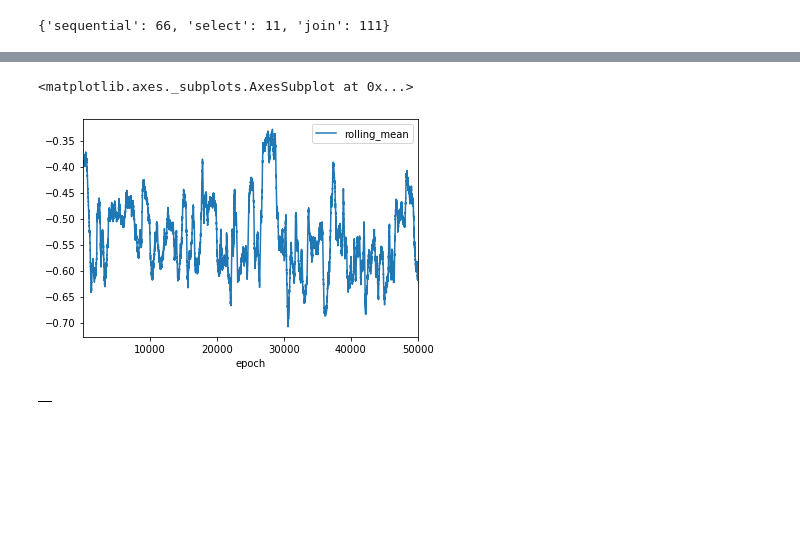
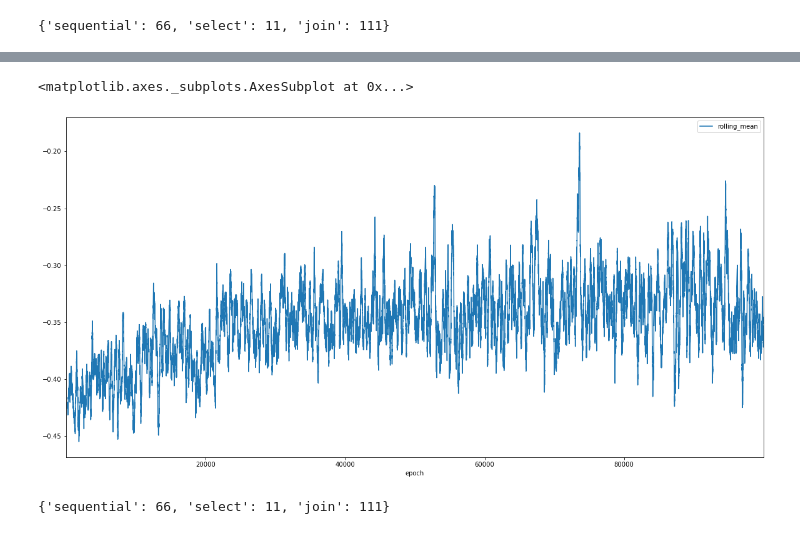
Before and after one commit to cardwizard/DatabaseDeepQL, a Jupyter notebook: QLearning.ipynb, the cells around one changed output, grey strips where cells are left out. Saved outputs shown, nothing was run; the diff lists cells and outputs as text; code cells hidden in the pictures; blank space fills up the shorter version.

```diff
--- a/QLearning.ipynb
+++ b/QLearning.ipynb
@@ -214,7 +110,7 @@ def encode_queries(query_type, time_step, max_time_steps):
 # %%
 max_time_steps = get_time_steps_per_query(10, 4, 5)
 # %%
-alpha = 0.01
+alpha = 0.0001
 gamma = 0.6
 epsilon = 0.1
 
@@ -227,3 +194,3 @@ old_q = np.zeros([1000, 2])
 # %%
-number_of_runs = 1000000
+number_of_runs = 100000
 # %%
@@ -279,0 +284,2 @@ Training finished.
+# %%
+cum_reward_plot, q_values_cumulative, reward = run_multiple()
@@ -375,4 +463,4 @@ df = pd.DataFrame(cum_reward_plot)
 # %%
 df["r"] = df["reward"] / df["time"]
 # %%
-df["reward"] = (df["reward"]-df["reward"].mean())/df["reward"].std()
+# df["reward"] = (df["reward"]-df["reward"].mean())/df["reward"].std()
@@ -381,13 +482,13 @@ df["rolling_mean"] = df["r"].rolling(200).mean()
 # %%
-df.head(50000).plot(y="rolling_mean", x="epoch")
+df.plot(y="rolling_mean", x="epoch", figsize=(20, 10))
 # %% [output]
 <matplotlib.axes._subplots.AxesSubplot at 0x...>
-[figure, old version]
+[figure, new version]
-# %%
-df
-# %% [output]
-|  |
 # %%
 result = "Results/runs_{}_alpha_{}_gamma_{}_cache_{}.csv".format(number_of_runs, alpha, gamma, cache_size)
 # %%
 df.to_csv(result)
+# %%
+max_time_steps
+# %% [output]
+{'sequential': 66, 'select': 11, 'join': 111}
```
Also changed, not shown: parts of 35 cells of this notebook.
